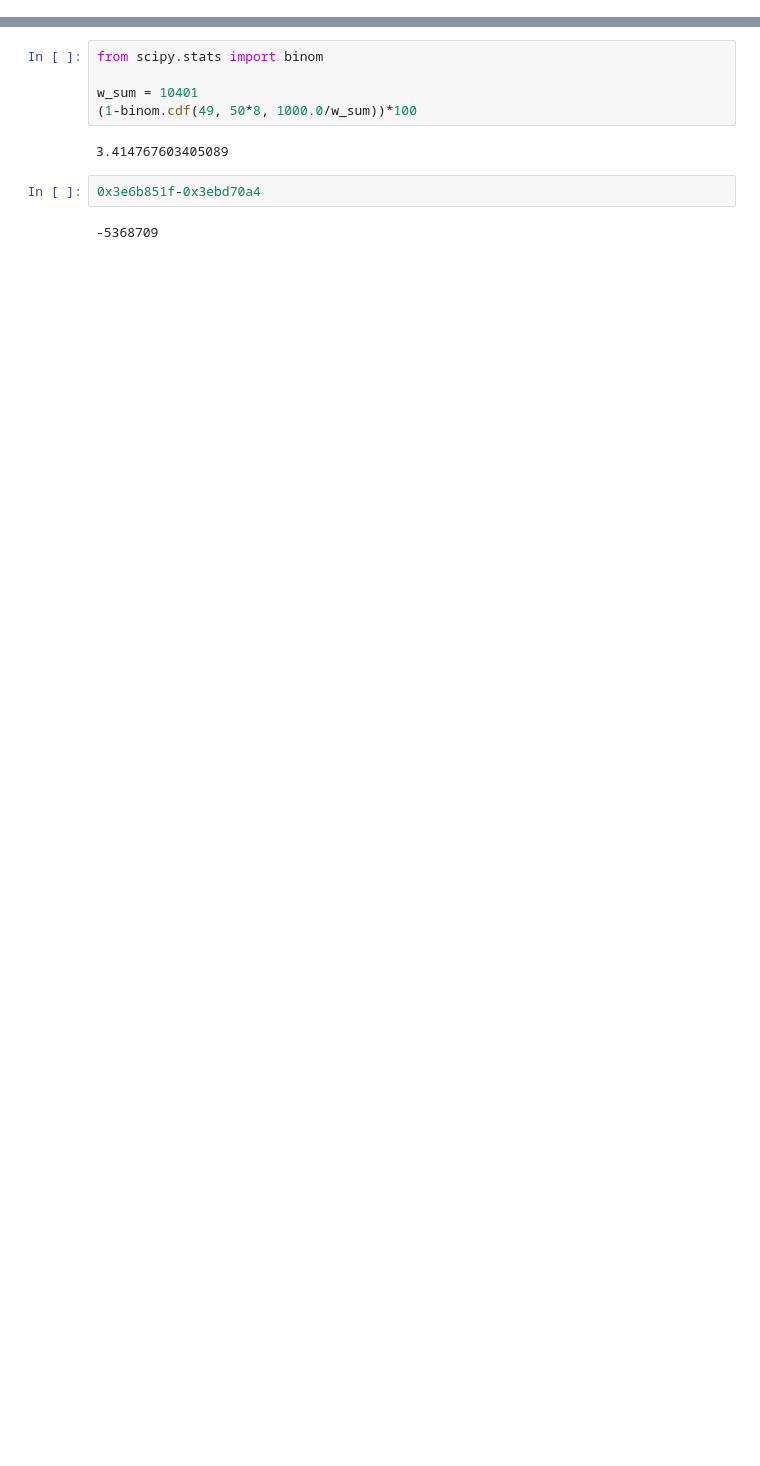
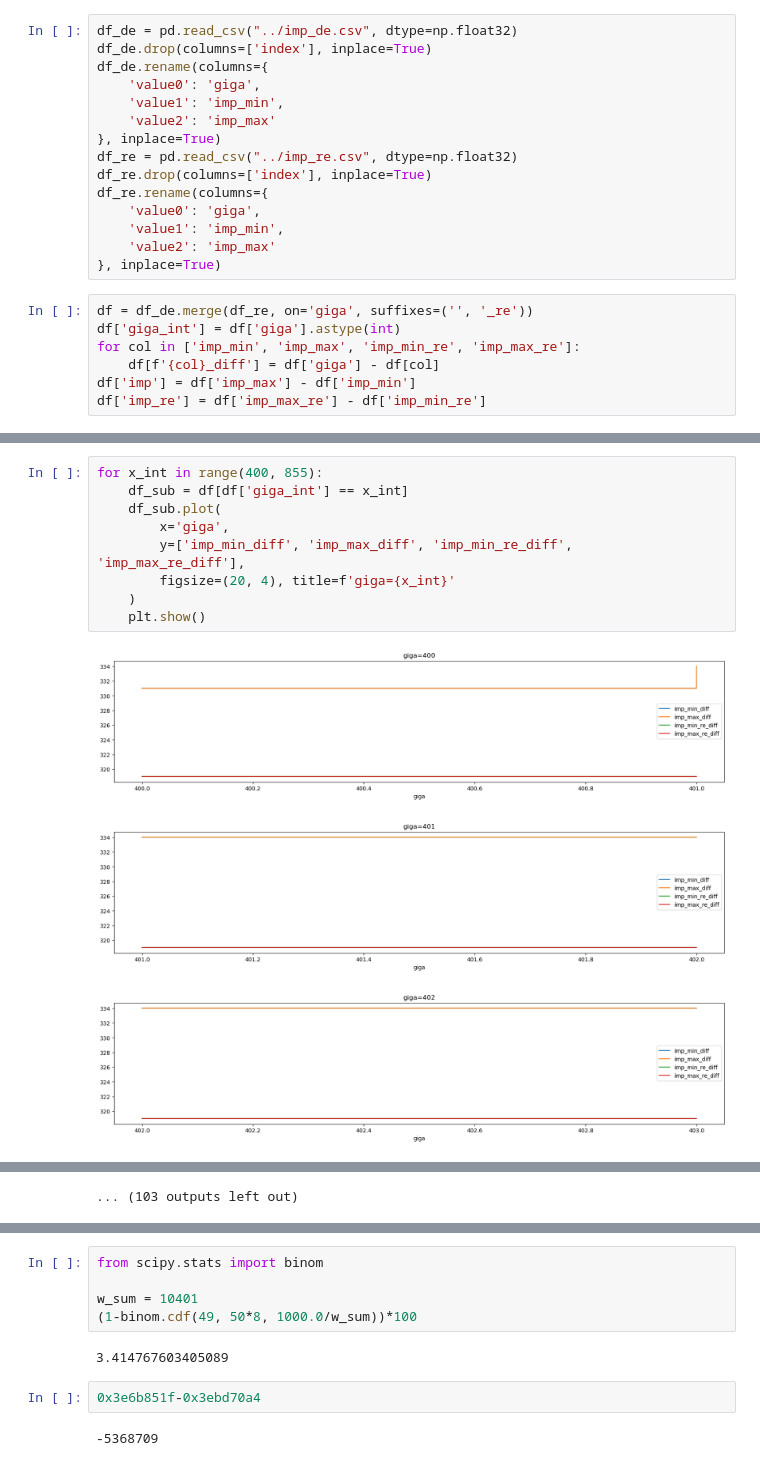
Before and after one commit to Leonhardqwq/simu_cpp, a Jupyter notebook: notebook/help.ipynb, the cells around one changed output, grey strips where cells are left out. Saved outputs shown, nothing was run; the diff lists cells and outputs as text; blank space fills up the shorter version.

```diff
--- a/notebook/help.ipynb
+++ b/notebook/help.ipynb
@@ -6,0 +5,22 @@ from scipy.stats import binom
+# %%
+df_de = pd.read_csv("../imp_de.csv", dtype=np.float32)
+df_de.drop(columns=['index'], inplace=True)
+df_de.rename(columns={
+    'value0': 'giga',
+    'value1': 'imp_min',
+    'value2': 'imp_max'
+}, inplace=True)
+df_re = pd.read_csv("../imp_re.csv", dtype=np.float32)
+df_re.drop(columns=['index'], inplace=True)
+df_re.rename(columns={
+    'value0': 'giga',
+    'value1': 'imp_min',
+    'value2': 'imp_max'
+}, inplace=True)
+# %%
+df = df_de.merge(df_re, on='giga', suffixes=('', '_re'))
+df['giga_int'] = df['giga'].astype(int)
+for col in ['imp_min', 'imp_max', 'imp_min_re', 'imp_max_re']:
+    df[f'{col}_diff'] = df['giga'] - df[col]
+df['imp'] = df['imp_max'] - df['imp_min']
+df['imp_re'] = df['imp_max_re'] - df['imp_min_re']
@@ -6,0 +41,13 @@ from scipy.stats import binom
+# %%
+for x_int in range(400, 855):
+    df_sub = df[df['giga_int'] == x_int]
+    df_sub.plot(
+        x='giga',
+        y=['imp_min_diff', 'imp_max_diff', 'imp_min_re_diff', 'imp_max_re_diff'],
+        figsize=(20, 4), title=f'giga={x_int}'
+    )
+    plt.show()
+# %% [output]
+[figure, added]
+[figure, added]
+[figure, added]
@@ -6,0 +63 @@ from scipy.stats import binom
+... (103 outputs left out)
```
Also changed, not shown: parts of 6 cells of this notebook, 2 other files.
